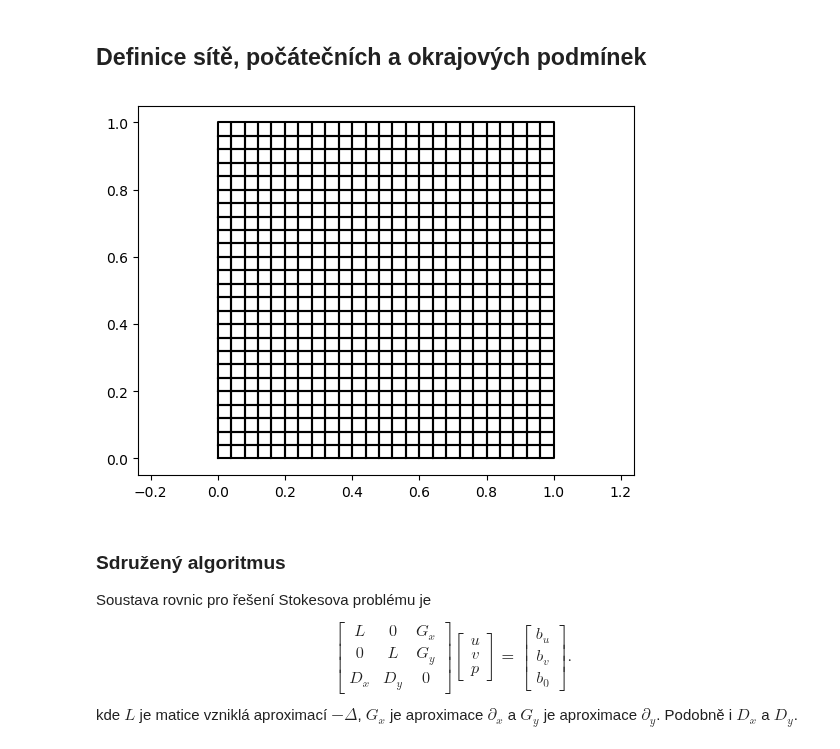
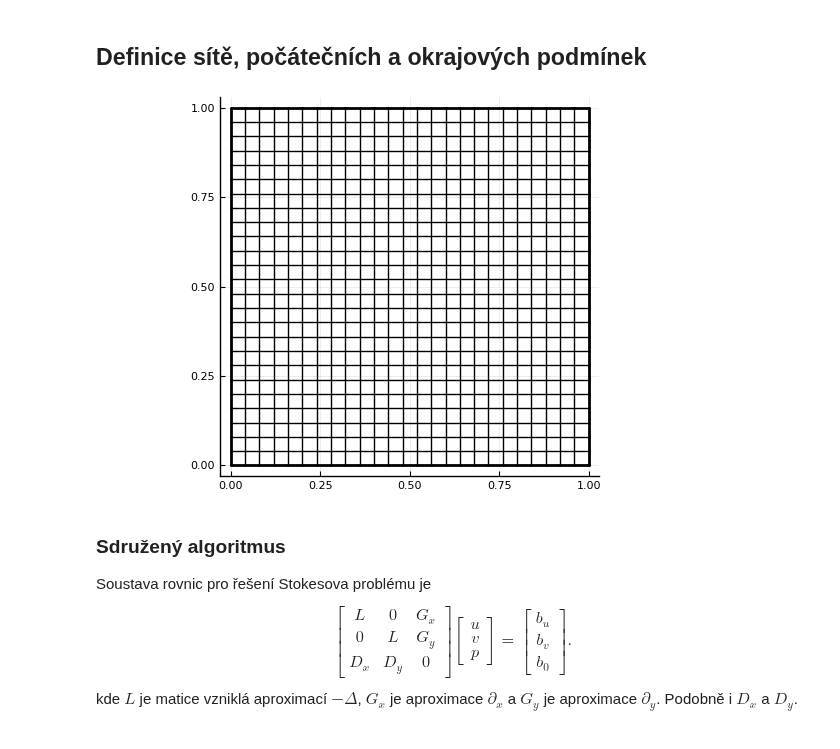
Before and after one commit to furstj/NSP, a Jupyter notebook: lessons/03_stokes.ipynb, the cells around one changed output. Cells and saved outputs as stored; diff of their text form; code cells hidden in the pictures.

```diff
--- a/lessons/03_stokes.ipynb
+++ b/lessons/03_stokes.ipynb
@@ -12,10 +24,9 @@ include("operators.jl");
 n = 25
 m = cartesian_mesh(n,n);
 # %%
-plot_mesh(m);
-axis("equal");
+plot_mesh(m)
 # %% [output]
-[figure, old version]
+[figure, new version]
 # %%
 p = ScalarField(m);
 for name ∈ ["left", "right", "bottom", "top"]
```
Also changed, not shown: parts of 29 cells of this notebook, 6 other files.
